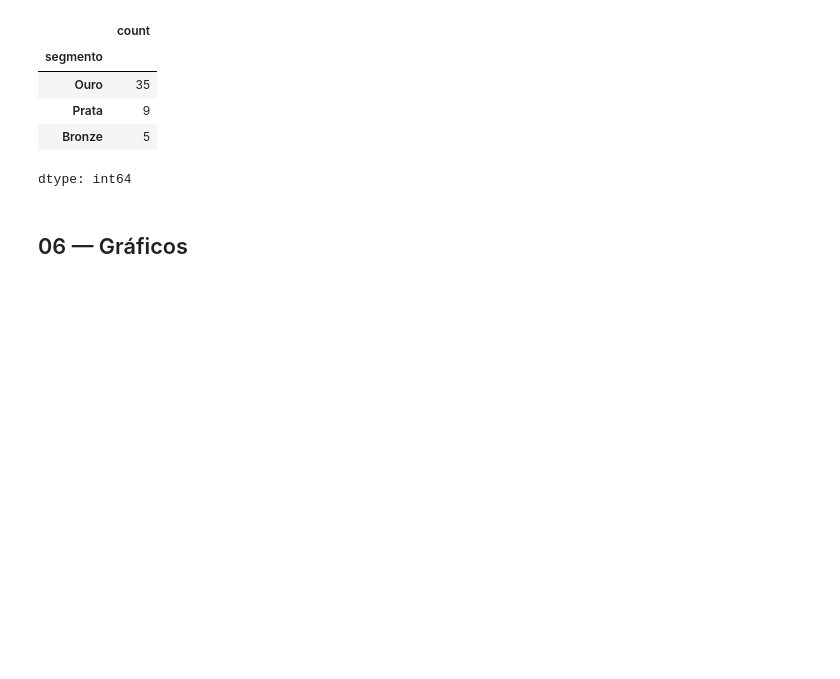
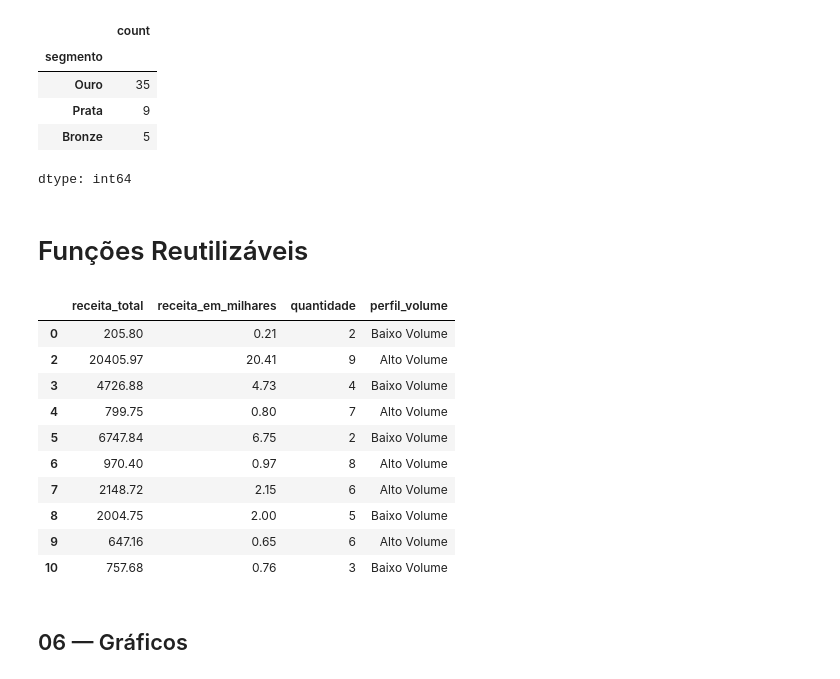
Before and after one commit to jeneferTodt/analise-preditiva-entregas, a Jupyter notebook: salesinsight.ipynb, the cells around one changed output. Drawn from its saved outputs; the diff is of its cells as text; code cells hidden in the pictures; blank space fills up the shorter version.

```diff
--- a/salesinsight.ipynb
+++ b/salesinsight.ipynb
@@ -727,3 +727,5 @@ Quantidade de clientes por segmento:
 | Prata | 9 |
 | Bronze | 5 |
 dtype: int64
+# %% [markdown]
+#  Funções Reutilizáveis
@@ -730,3 +756,43 @@ dtype: int64
+# %%
+
+# Contexto 1: converter a receita para milhares de reais
+df_teste = processar_coluna(
+    df_analise,
+    "receita_total",
+    lambda x: round(x / 1000, 2),
+    nome_saida="receita_em_milhares"
+)
+
+# Contexto 2: classificar o volume vendido
+df_teste = processar_coluna(
+    df_teste,
+    "quantidade",
+    lambda q: "Alto Volume" if q > 5 else "Baixo Volume",
+    nome_saida="perfil_volume"
+)
+
+display(
+    df_teste[
+        [
+            "receita_total",
+            "receita_em_milhares",
+            "quantidade",
+            "perfil_volume"
+        ]
+    ].head(10)
+)
+# %% [output]
+|  | receita_total | receita_em_milhares | quantidade | perfil_volume |
+| 0 | 205.80 | 0.21 | 2 | Baixo Volume |
+| 2 | 20405.97 | 20.41 | 9 | Alto Volume |
+| 3 | 4726.88 | 4.73 | 4 | Baixo Volume |
+| 4 | 799.75 | 0.80 | 7 | Alto Volume |
+| 5 | 6747.84 | 6.75 | 2 | Baixo Volume |
+| 6 | 970.40 | 0.97 | 8 | Alto Volume |
+| 7 | 2148.72 | 2.15 | 6 | Alto Volume |
+| 8 | 2004.75 | 2.00 | 5 | Baixo Volume |
+| 9 | 647.16 | 0.65 | 6 | Alto Volume |
+| 10 | 757.68 | 0.76 | 3 | Baixo Volume |
 # %% [markdown]
 ## 06 — Gráficos
 # %% [markdown]
```
Also changed, not shown: parts of 4 cells of this notebook.
